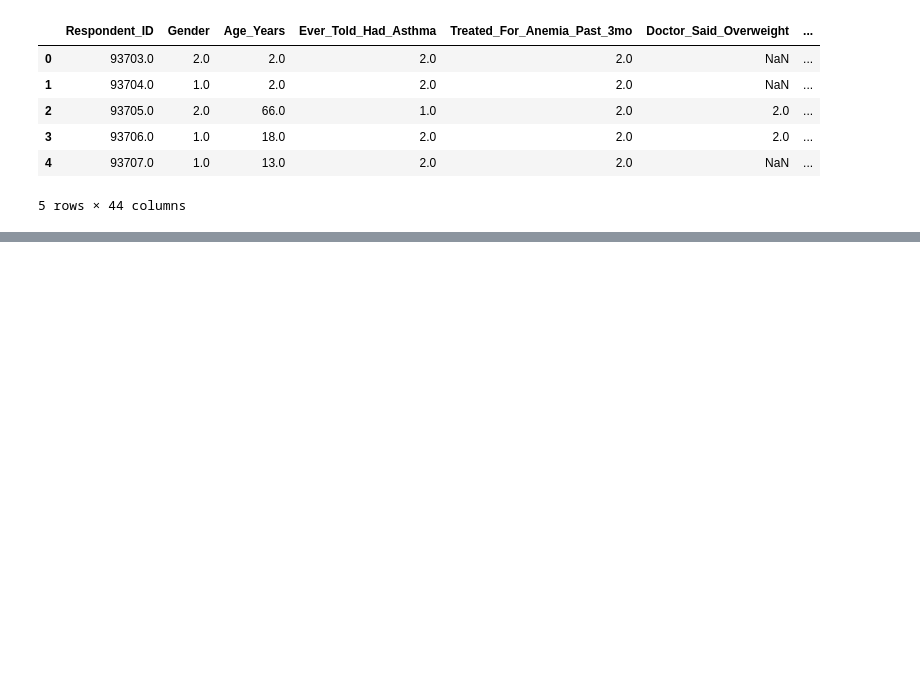
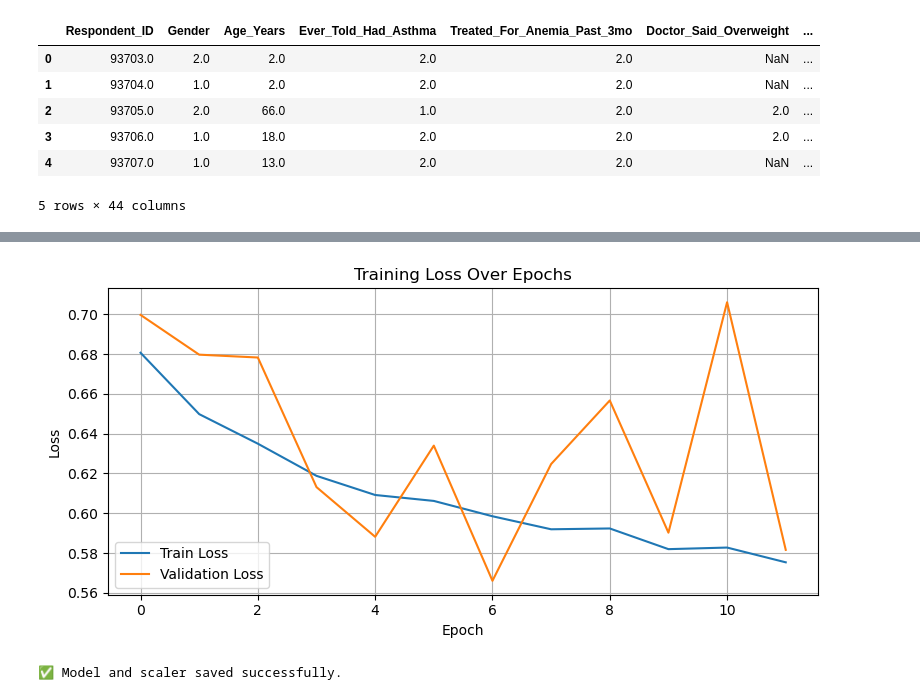
Before and after one commit to yvnvii/sahlgrenska, a Jupyter notebook: data/asthma.ipynb, the cells around one changed output, grey strips where cells are left out. Saved outputs shown, nothing was run; the diff lists cells and outputs as text; code cells hidden in the pictures; blank space fills up the shorter version.

Commit message:
model

```diff
--- a/data/asthma.ipynb
+++ b/data/asthma.ipynb
@@ -324,0 +258,15 @@ clean_mcq_df.columns.tolist()
+# %%
+# Clean targets
+y_train = y_train.fillna(0).astype(np.float32)
+y_test = y_test.fillna(0).astype(np.float32)
+# %%
+# ------------------------
+# 5. Compute Class Weights
+# ------------------------
+weights = class_weight.compute_class_weight(
+    class_weight='balanced',
+    classes=np.unique(y_train),
+    y=y_train
+)
+class_weights = dict(zip(np.unique(y_train), weights))
+print("Class weights:", class_weights)
@@ -324,0 +286,13 @@ clean_mcq_df.columns.tolist()
+# %%
+# ------------------------
+# 7. Train the Model
+# ------------------------
+history = model.fit(
+    X_train_scaled, y_train,
+    validation_data=(X_test_scaled, y_test),
+    epochs=50,
+    batch_size=32,
+    class_weight=class_weights,
+    callbacks=[EarlyStopping(patience=5, restore_best_weights=True)],
+    verbose=1
+)
@@ -324,0 +338,25 @@ clean_mcq_df.columns.tolist()
+# %%
+# ------------------------
+# 9. Visualize Loss
+# ------------------------
+plt.figure(figsize=(8, 4))
+plt.plot(history.history['loss'], label='Train Loss')
+plt.plot(history.history['val_loss'], label='Validation Loss')
+plt.title("Training Loss Over Epochs")
+plt.xlabel("Epoch")
+plt.ylabel("Loss")
+plt.legend()
+plt.grid(True)
+plt.tight_layout()
+plt.show()
+# %% [output]
+[figure, added]
+# %%
+# ------------------------
+# 10. Save Model and Scaler
+# ------------------------
+model.save("asthma_risk_model.keras")
+joblib.dump(scaler, "asthma_scaler.pkl")
+print("\n✅ Model and scaler saved successfully.")
+# %% [output]
+✅ Model and scaler saved successfully.
```
Also changed, not shown: parts of 15 cells of this notebook, 2 other files.
